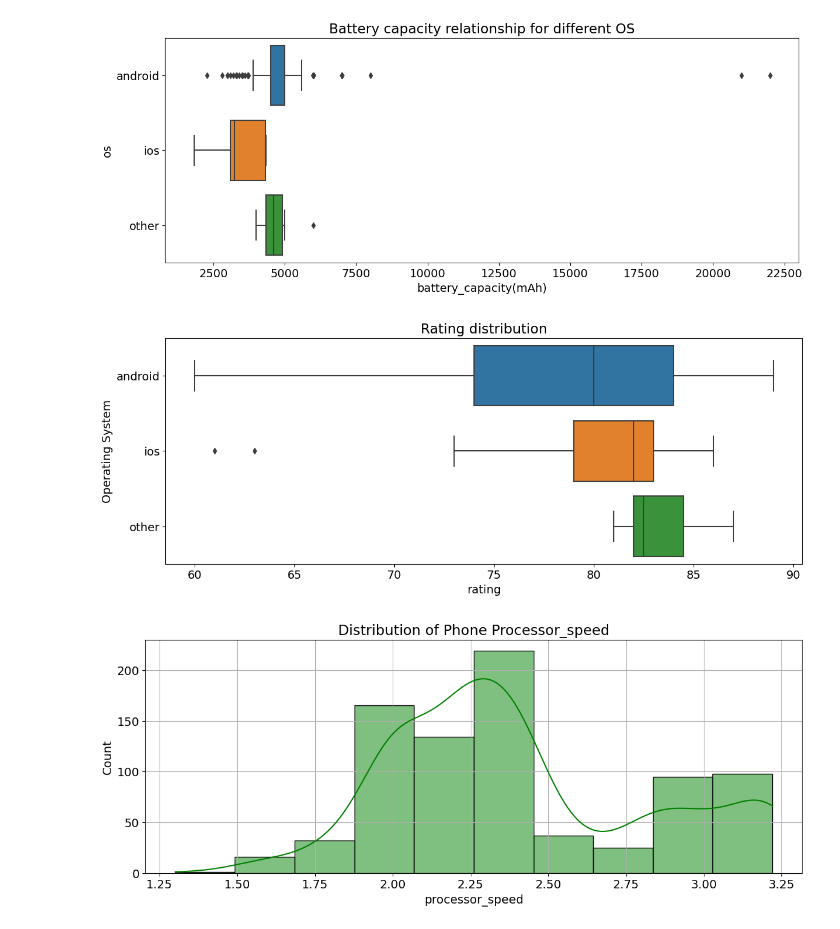
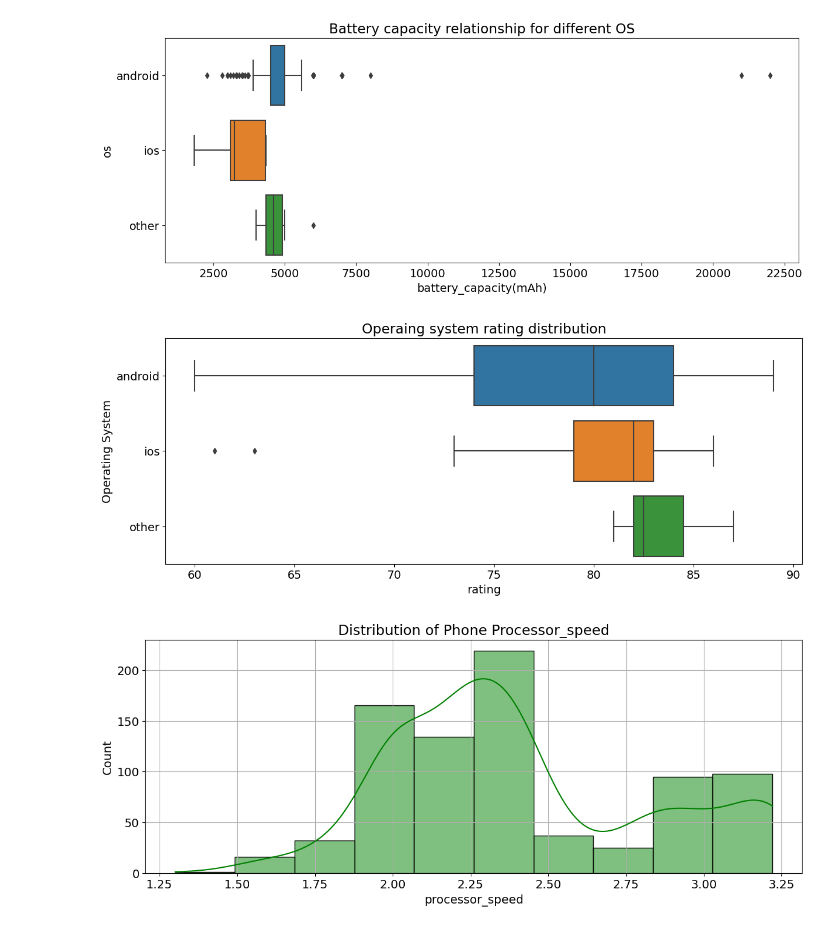
Before and after one commit to Abramz42/Smartphones-Analysis-Project, a Jupyter notebook: Project 7_Smartphones data analysis.ipynb, the cells around one changed output. Cells and saved outputs as stored; diff of their text form; code cells hidden in the pictures.

```diff
--- a/Project 7_Smartphones data analysis.ipynb
+++ b/Project 7_Smartphones data analysis.ipynb
@@ -10,8 +34,8 @@ import seaborn as sns
 # Data Preparation and Cleaning
 # %%
 pd.set_option('display.max_columns', None)
-raw_data = pd.read_csv(r'smartphones_cleaned_v6.csv')
-raw_data
+raw_data = pd.read_csv(r'C:\Users\MR ADEMOLA\Desktop\New folder (2)\7\smartphones_cleaned_v6.csv')
+raw_data  # Loading the dataset into the jupyter notebook(Working space) with pandas for analysis
 # %% [output]
 |  | brand_name | model | price | rating | has_5g | has_nfc | has_ir_blaster | processor_brand | num_cores | ... |
 | 0 | oneplus | OnePlus 11 5G | 54999 | 89.0 | True | True | False | snapdragon | 8.0 | ... |
@@ -274,10 +302,10 @@ plt.title('Battery capacity relationship for different OS');
 [figure]
 # %%
 sns.boxplot(data=data, x='rating', y='os')
-plt.title('Rating distribution')
-plt.ylabel('Operating System');
+plt.ylabel('Operating System')
+plt.title("Operaing system rating distribution");
 # %% [output]
-[figure, old version]
+[figure, new version]
 # %%
 sns.histplot(data=data, x='processor_speed', bins=10, kde=True, color='green')
 plt.title('Distribution of Phone Processor_speed')
```
Also changed, not shown: parts of 17 cells of this notebook.
